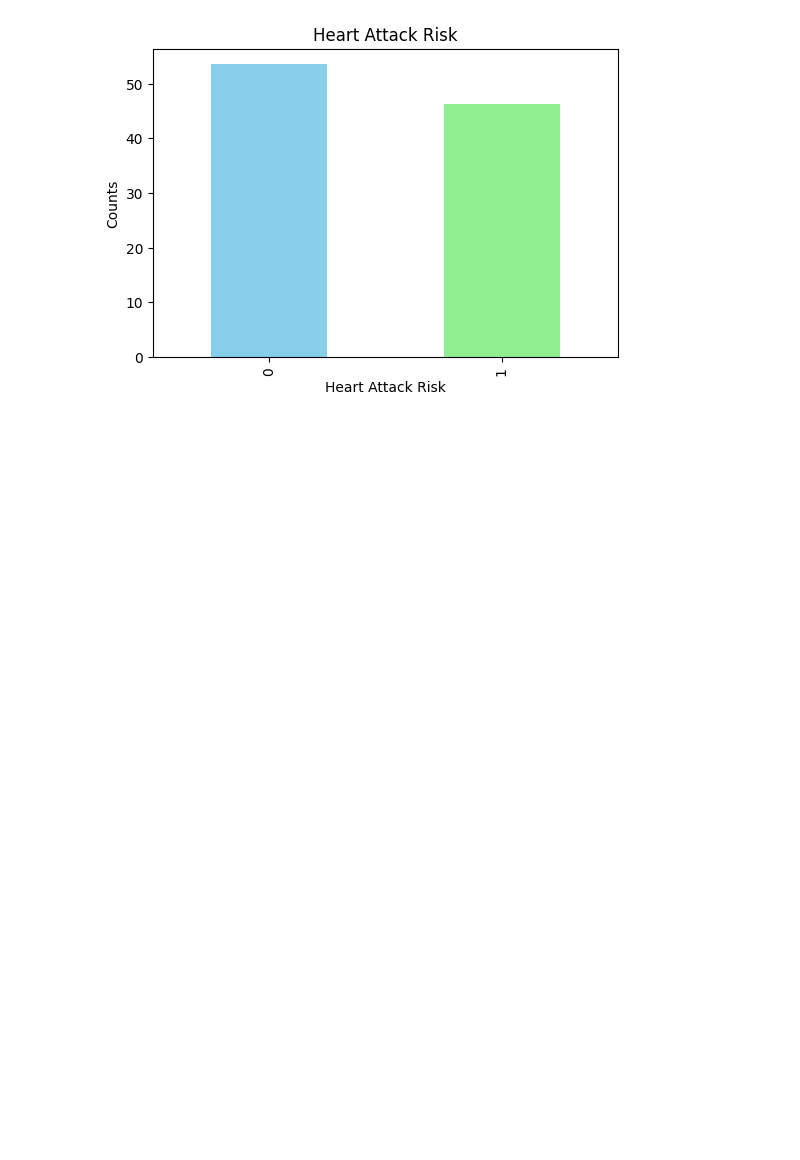
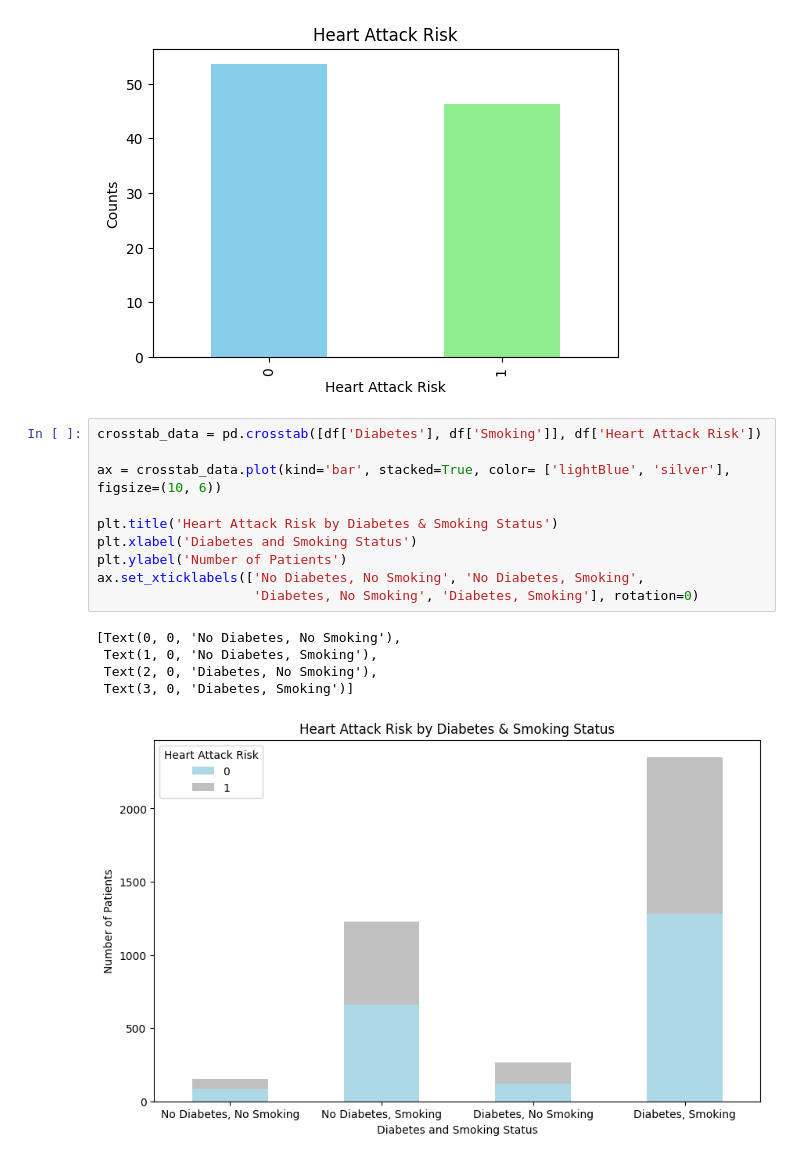
Before and after one commit to FajerAlamro/IT326-Project, a Jupyter notebook: Phase1.ipynb, the cells around one changed output. Saved outputs shown, nothing was run; the diff lists cells and outputs as text; blank space fills up the shorter version.

```diff
--- a/Phase1.ipynb
+++ b/Phase1.ipynb
@@ -181,3 +181,19 @@ Heart Attack Risk
 1    46.3
 Name: proportion, dtype: float64
 [figure]
+# %%
+crosstab_data = pd.crosstab([df['Diabetes'], df['Smoking']], df['Heart Attack Risk'])
+
+ax = crosstab_data.plot(kind='bar', stacked=True, color= ['lightBlue', 'silver'], figsize=(10, 6))
+
+plt.title('Heart Attack Risk by Diabetes & Smoking Status')
+plt.xlabel('Diabetes and Smoking Status')
+plt.ylabel('Number of Patients')
+ax.set_xticklabels(['No Diabetes, No Smoking', 'No Diabetes, Smoking',
+                    'Diabetes, No Smoking', 'Diabetes, Smoking'], rotation=0)
+# %% [output]
+[Text(0, 0, 'No Diabetes, No Smoking'),
+ Text(1, 0, 'No Diabetes, Smoking'),
+ Text(2, 0, 'Diabetes, No Smoking'),
+ Text(3, 0, 'Diabetes, Smoking')]
+[figure, added]
```
Also changed, not shown: parts of 10 cells of this notebook.
